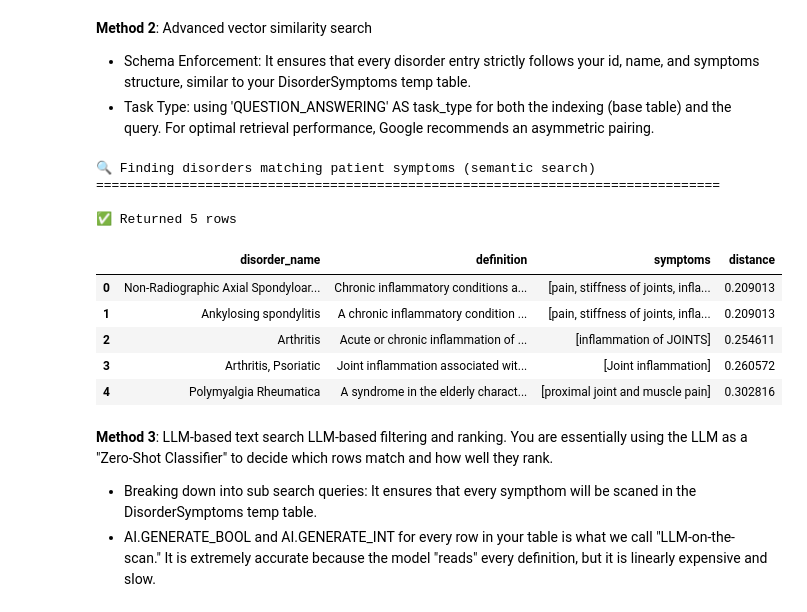
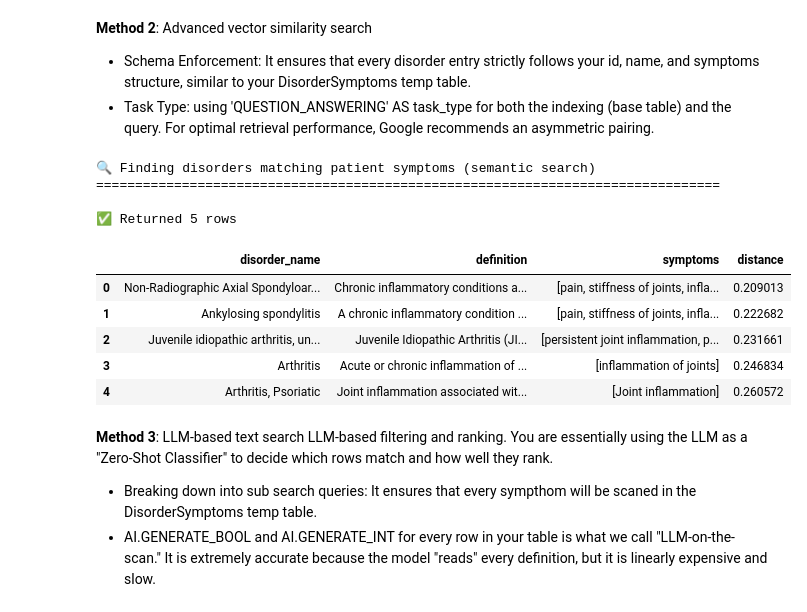
Before and after one commit to GoogleCloudPlatform/document-analytics-on-bigquery, a Jupyter notebook: notebooks/clinical_trials_graph_demo (1).ipynb, the cells around one changed output. Drawn from its saved outputs; the diff is of its cells as text; code cells hidden in the pictures.

```diff
--- a/notebooks/clinical_trials_graph_demo (1).ipynb
+++ b/notebooks/clinical_trials_graph_demo (1).ipynb
@@ -463,14 +501,14 @@ CREATE OR REPLACE TEMP TABLE DisorderSymptoms AS (
         endpoint => 'gemini-2.5-flash',
         output_schema => 'symptoms ARRAY< STRING>').symptoms
         AS symptoms
-    FROM `clinical_trial.Disorder`
+    FROM `clinical_trial_dev.Disorder`
   );
 
   CREATE OR REPLACE TEMP TABLE DisorderEmbeddings AS (
     SELECT disorder_name, definition, symptoms, ml_generate_embedding_result
     FROM
       ML.GENERATE_EMBEDDING(
-        MODEL `clinical_trial.EmbeddingsModel`,
+        MODEL `clinical_trial_dev.EmbeddingsModel`,
         (
           SELECT
             TO_JSON_STRING(t.symptoms) AS content, disorder_name, definition, symptoms
@@ -483,38 +521,38 @@ CREATE OR REPLACE TEMP TABLE DisorderSymptoms AS (
 SELECT base.disorder_name, base.definition, base.symptoms, distance
 FROM
   VECTOR_SEARCH(
     TABLE DisorderEmbeddings,
     'ml_generate_embedding_result',
     (
       SELECT ml_generate_embedding_result
       FROM
         ML.GENERATE_EMBEDDING(
-          MODEL `clinical_trial.EmbeddingsModel`,
+          MODEL `clinical_trial_dev.EmbeddingsModel`,
           (
             SELECT
               'joint pain and inflammation with morning stiffness' AS content
           ),
           STRUCT(
             TRUE AS flatten_json_output, 'QUESTION_ANSWERING' AS task_type))
     ),
     top_k => 5,
     distance_type => 'COSINE')
 ORDER BY distance ASC;
 """
 
 df_2_1 = run_query(query_2_1, "Finding disorders matching patient symptoms (semantic search)")
 df_2_1
 # %% [output]
 🔍 Finding disorders matching patient symptoms (semantic search)
 ================================================================================
 
 ✅ Returned 5 rows
 |  | disorder_name | definition | symptoms | distance |
 | 0 | Non-Radiographic Axial Spondyloar... | Chronic inflammatory conditions a... | [pain, stiffness of joints, infla... | 0.209013 |
-| 1 | Ankylosing spondylitis | A chronic inflammatory condition ... | [pain, stiffness of joints, infla... | 0.209013 |
-| 2 | Arthritis | Acute or chronic inflammation of ... | [inflammation of JOINTS] | 0.254611 |
-| 3 | Arthritis, Psoriatic | Joint inflammation associated wit... | [Joint inflammation] | 0.260572 |
-| 4 | Polymyalgia Rheumatica | A syndrome in the elderly charact... | [proximal joint and muscle pain] | 0.302816 |
+| 1 | Ankylosing spondylitis | A chronic inflammatory condition ... | [pain, stiffness of joints, infla... | 0.222682 |
+| 2 | Juvenile idiopathic arthritis, un... | Juvenile Idiopathic Arthritis (JI... | [persistent joint inflammation, p... | 0.231661 |
+| 3 | Arthritis | Acute or chronic inflammation of ... | [inflammation of joints] | 0.246834 |
+| 4 | Arthritis, Psoriatic | Joint inflammation associated wit... | [Joint inflammation] | 0.260572 |
 # %% [markdown]
 **Method 3**: LLM-based text search
 LLM-based filtering and ranking. You are essentially using the LLM as a "Zero-Shot Classifier" to decide which rows match and how well they rank.
```
Also changed, not shown: parts of 18 cells of this notebook, 35 other files.
